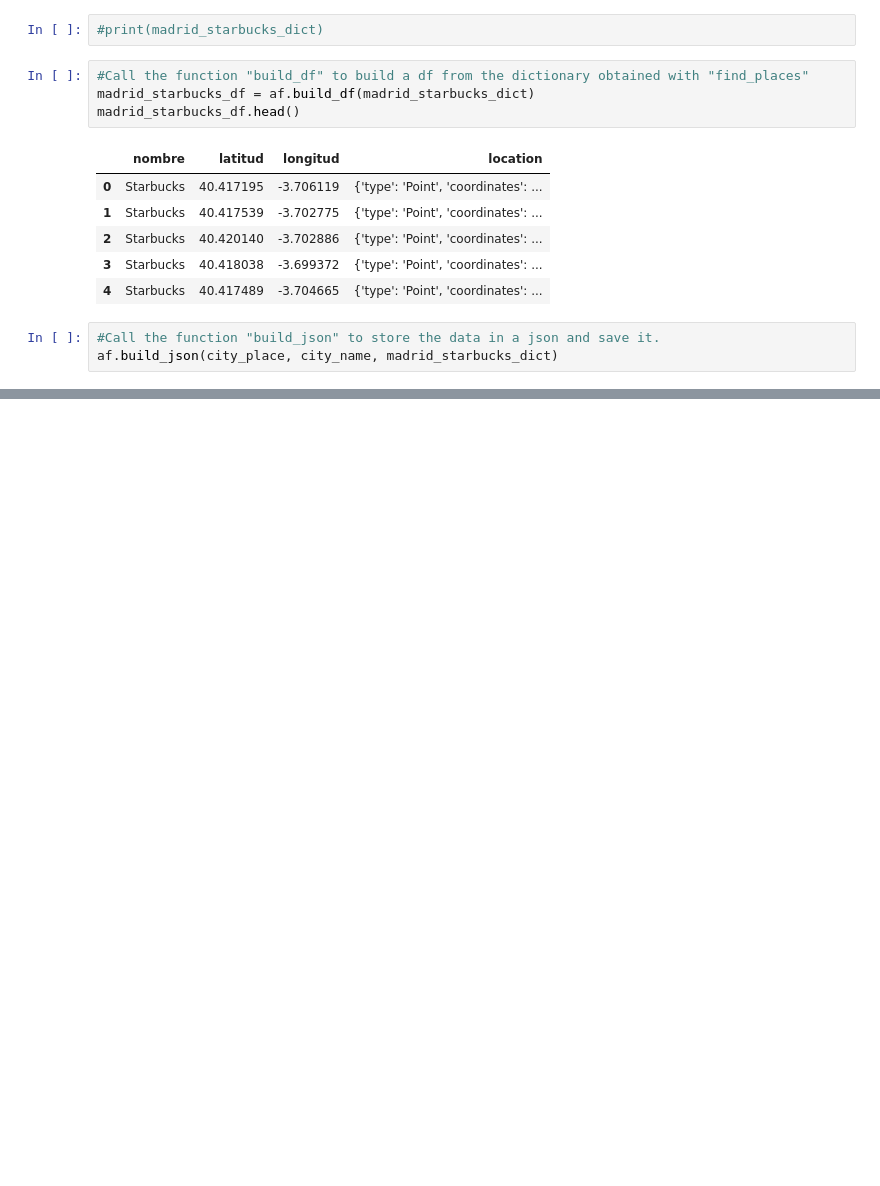
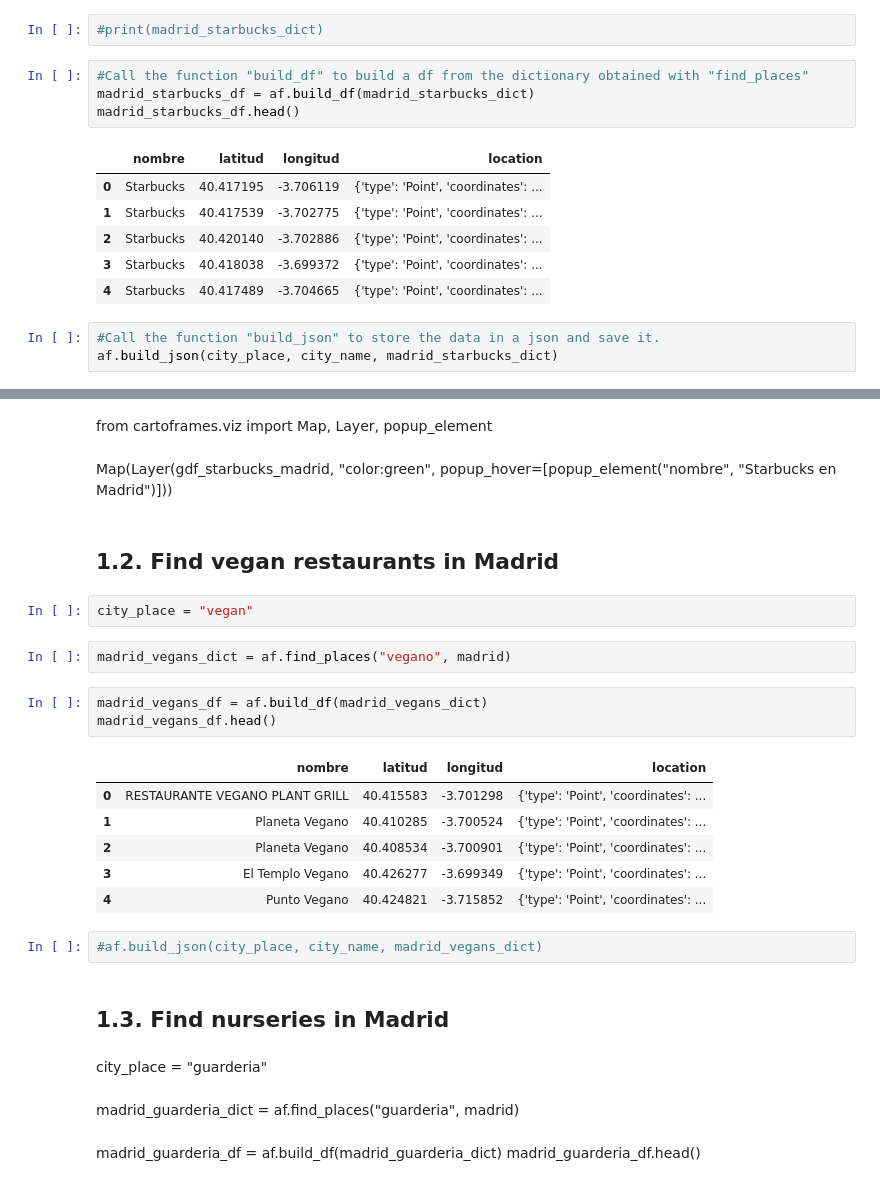
Before and after one commit to AnaWalsh/Office_locator, a Jupyter notebook: GEO.ipynb, the cells around one changed output, grey strips where cells are left out. Saved outputs shown, nothing was run; the diff lists cells and outputs as text; blank space fills up the shorter version.

```diff
--- a/GEO.ipynb
+++ b/GEO.ipynb
@@ -173,0 +78,31 @@ array(['Colegio Oficial de Médicos de Madrid',
+# %% [markdown]
+from cartoframes.viz import Map, Layer, popup_element
+# %% [markdown]
+Map(Layer(gdf_starbucks_madrid, "color:green", popup_hover=[popup_element("nombre", "Starbucks en Madrid")]))
+# %% [markdown]
+## 1.2. Find vegan restaurants in Madrid
+# %%
+city_place = "vegan"
+# %%
+madrid_vegans_dict = af.find_places("vegano", madrid)
+# %%
+madrid_vegans_df = af.build_df(madrid_vegans_dict)
+madrid_vegans_df.head()
+# %% [output]
+|  | nombre | latitud | longitud | location |
+| 0 | RESTAURANTE VEGANO PLANT GRILL | 40.415583 | -3.701298 | {'type': 'Point', 'coordinates': ... |
+| 1 | Planeta Vegano | 40.410285 | -3.700524 | {'type': 'Point', 'coordinates': ... |
+| 2 | Planeta Vegano | 40.408534 | -3.700901 | {'type': 'Point', 'coordinates': ... |
+| 3 | El Templo Vegano | 40.426277 | -3.699349 | {'type': 'Point', 'coordinates': ... |
+| 4 | Punto Vegano | 40.424821 | -3.715852 | {'type': 'Point', 'coordinates': ... |
+# %%
+#af.build_json(city_place, city_name, madrid_vegans_dict)
+# %% [markdown]
+## 1.3. Find nurseries in Madrid
+# %% [markdown]
+city_place = "guarderia"
+# %% [markdown]
+madrid_guarderia_dict = af.find_places("guarderia", madrid)
+# %% [markdown]
+madrid_guarderia_df = af.build_df(madrid_guarderia_dict)
+madrid_guarderia_df.head()
```
Also changed, not shown: parts of 152 cells of this notebook, 14 other files.
